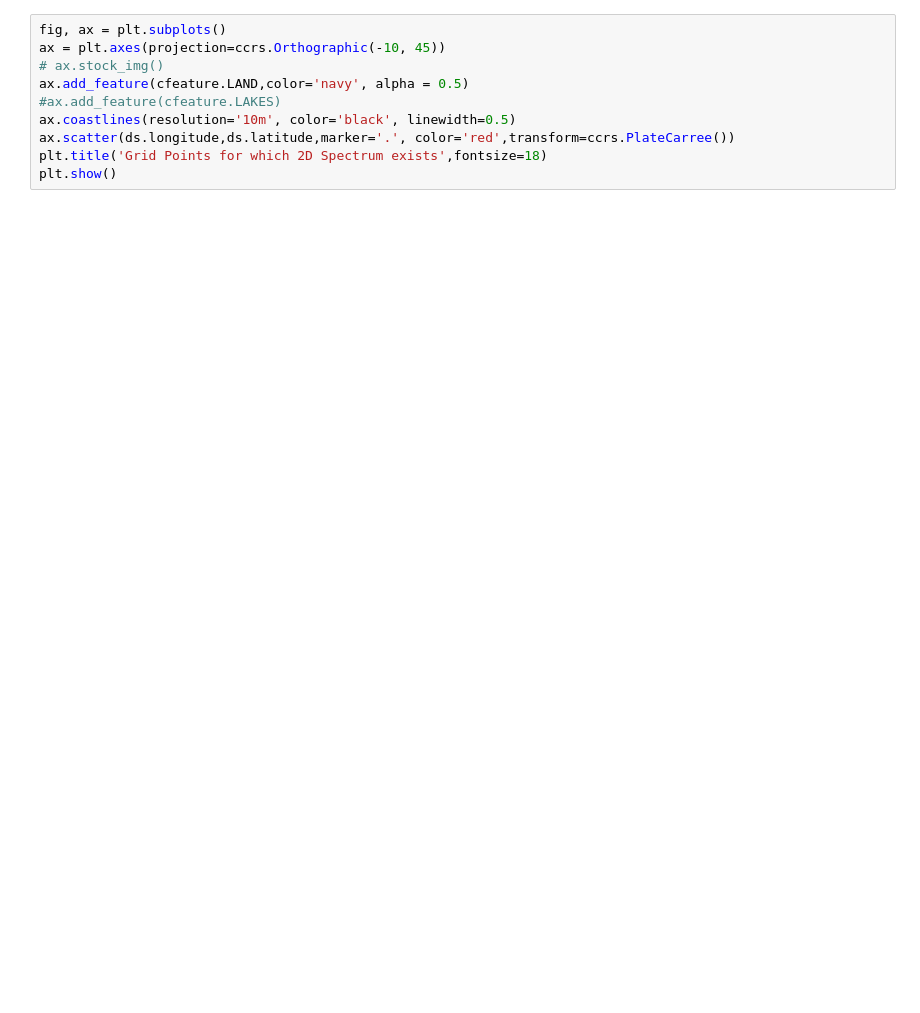
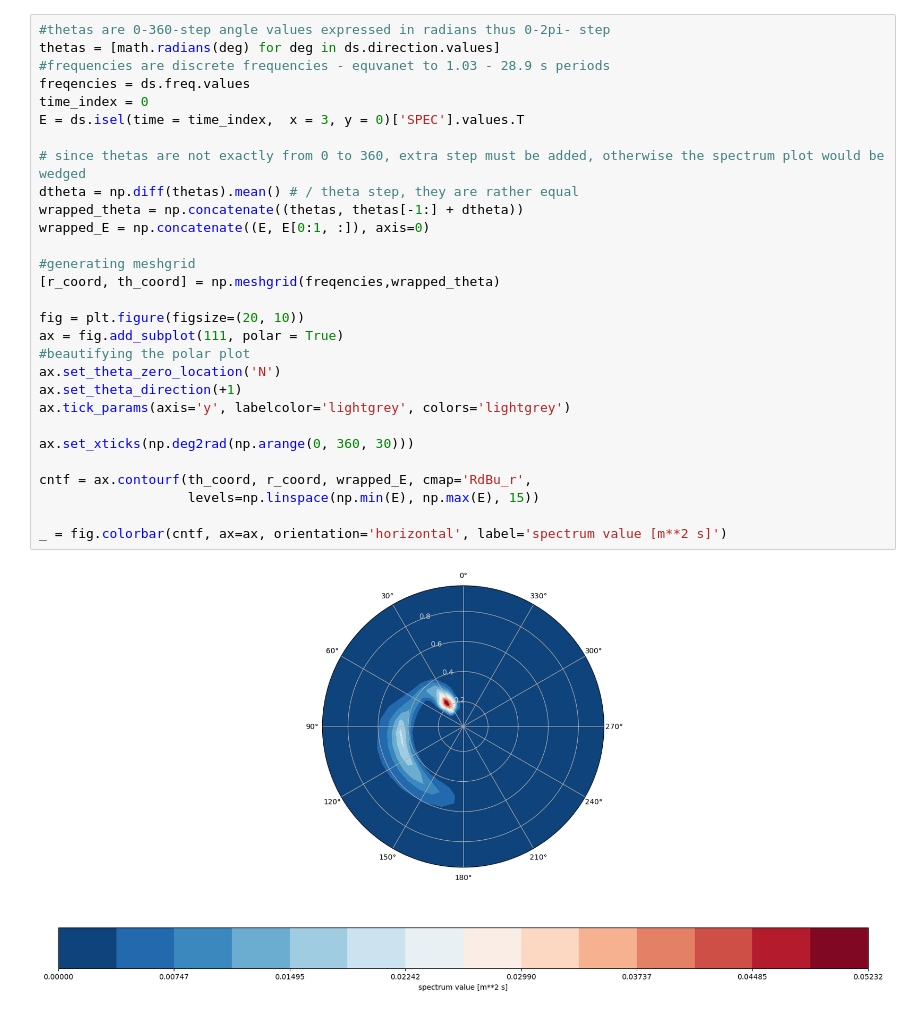
Before and after one commit to AnnaWojciechowska/forecast_notebooks, a Jupyter notebook: met.no/WAM800_Spektrum_c4.ipynb, the cells around one changed output. Cells and saved outputs as stored; diff of their text form; blank space fills up the shorter version.

```diff
--- a/met.no/WAM800_Spektrum_c4.ipynb
+++ b/met.no/WAM800_Spektrum_c4.ipynb
@@ -89,10 +58,31 @@ SyntaxError: unterminated string literal (detected at line 6) (2338499833.py, li
-# %%
-fig, ax = plt.subplots()
-ax = plt.axes(projection=ccrs.Orthographic(-10, 45))
-# ax.stock_img()
-ax.add_feature(cfeature.LAND,color='navy', alpha = 0.5)
-#ax.add_feature(cfeature.LAKES)
-ax.coastlines(resolution='10m', color='black', linewidth=0.5)
-ax.scatter(ds.longitude,ds.latitude,marker='.', color='red',transform=ccrs.PlateCarree())
-plt.title('Grid Points for which 2D Spectrum exists',fontsize=18)
-plt.show()
+# %%
+#thetas are 0-360-step angle values expressed in radians thus 0-2pi- step
+thetas = [math.radians(deg) for deg in ds.direction.values]
+#frequencies are discrete frequencies - equvanet to 1.03 - 28.9 s periods
+freqencies = ds.freq.values
+time_index = 0
+E = ds.isel(time = time_index,  x = 3, y = 0)['SPEC'].values.T
+
+# since thetas are not exactly from 0 to 360, extra step must be added, otherwise the spectrum plot would be wedged
+dtheta = np.diff(thetas).mean() # / theta step, they are rather equal
+wrapped_theta = np.concatenate((thetas, thetas[-1:] + dtheta))
+wrapped_E = np.concatenate((E, E[0:1, :]), axis=0)
+
+#generating meshgrid
+[r_coord, th_coord] = np.meshgrid(freqencies,wrapped_theta)
+
+fig = plt.figure(figsize=(20, 10))
+ax = fig.add_subplot(111, polar = True)
+#beautifying the polar plot
+ax.set_theta_zero_location('N')
+ax.set_theta_direction(+1)
+ax.tick_params(axis='y', labelcolor='lightgrey', colors='lightgrey')
+
+ax.set_xticks(np.deg2rad(np.arange(0, 360, 30)))
+
+cntf = ax.contourf(th_coord, r_coord, wrapped_E, cmap='RdBu_r',
+                   levels=np.linspace(np.min(E), np.max(E), 15))
+
+_ = fig.colorbar(cntf, ax=ax, orientation='horizontal', label='spectrum value [m**2 s]')
+# %% [output]
+[figure, added]
```
Also changed, not shown: parts of 8 cells of this notebook, 1 other file.
